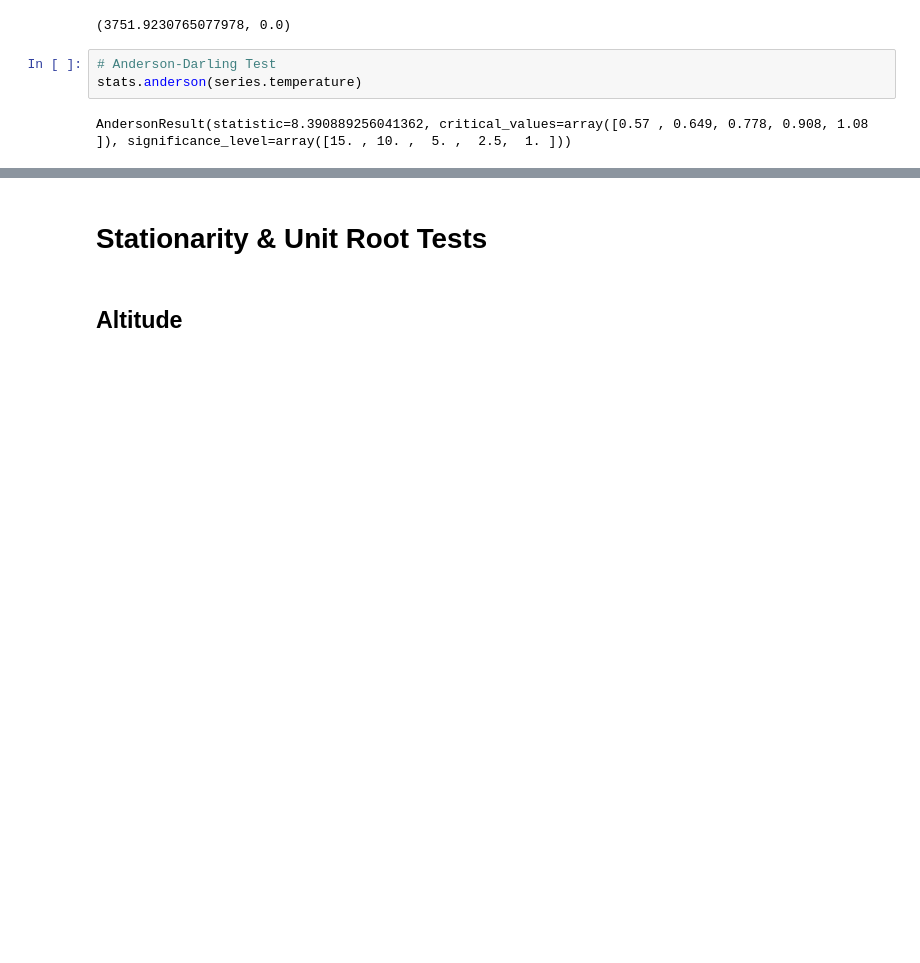
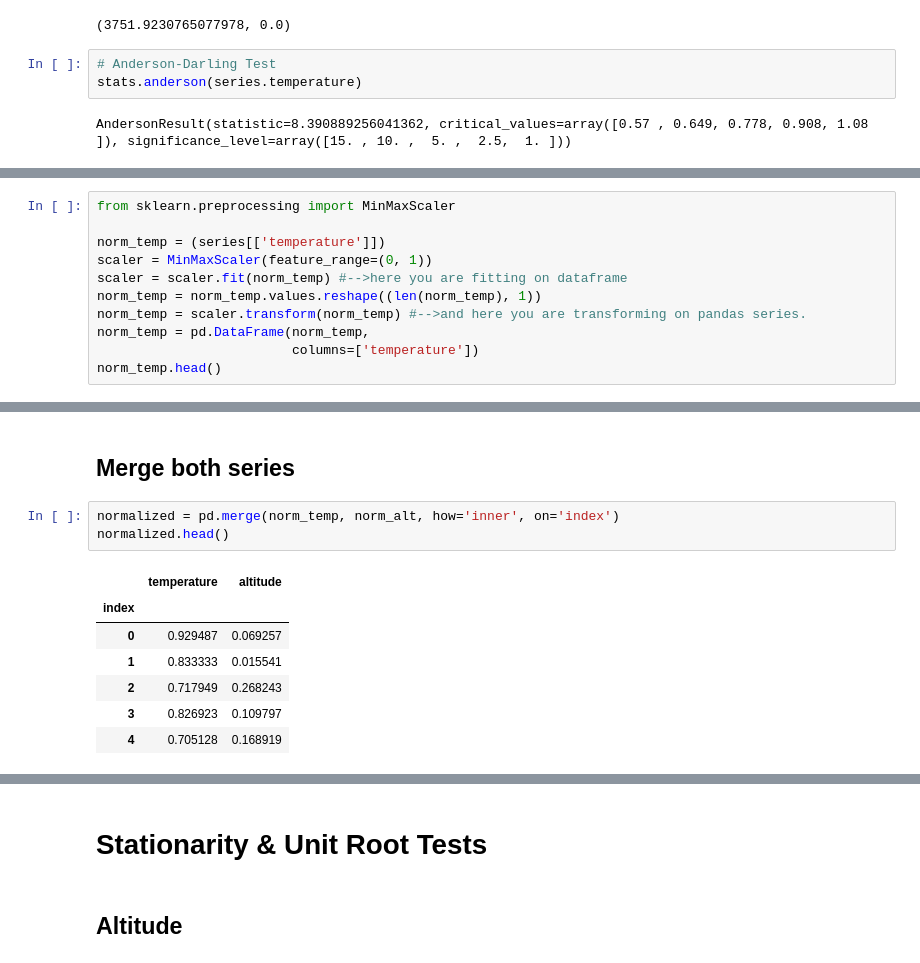
Before and after one commit to deltorobarba/sciences, a Jupyter notebook: causality.ipynb, the cells around one changed output, grey strips where cells are left out. Saved outputs shown, nothing was run; the diff lists cells and outputs as text; blank space fills up the shorter version.

```diff
--- a/causality.ipynb
+++ b/causality.ipynb
@@ -168,0 +184,11 @@ AndersonResult(statistic=8.390889256041362, critical_values=array([0.57 , 0.649,
+# %%
+from sklearn.preprocessing import MinMaxScaler
+
+norm_temp = (series[['temperature']])
+scaler = MinMaxScaler(feature_range=(0, 1))
+scaler = scaler.fit(norm_temp) #-->here you are fitting on dataframe
+norm_temp = norm_temp.values.reshape((len(norm_temp), 1))
+norm_temp = scaler.transform(norm_temp) #-->and here you are transforming on pandas series.
+norm_temp = pd.DataFrame(norm_temp,
+                         columns=['temperature'])
+norm_temp.head()
@@ -168,0 +246,13 @@ AndersonResult(statistic=8.390889256041362, critical_values=array([0.57 , 0.649,
+# %% [markdown]
+## Merge both series
+# %%
+normalized = pd.merge(norm_temp, norm_alt, how='inner', on='index')
+normalized.head()
+# %% [output]
+|  | temperature | altitude |
+| index |  |  |
+| 0 | 0.929487 | 0.069257 |
+| 1 | 0.833333 | 0.015541 |
+| 2 | 0.717949 | 0.268243 |
+| 3 | 0.826923 | 0.109797 |
+| 4 | 0.705128 | 0.168919 |
```
Also changed, not shown: parts of 22 cells of this notebook.
